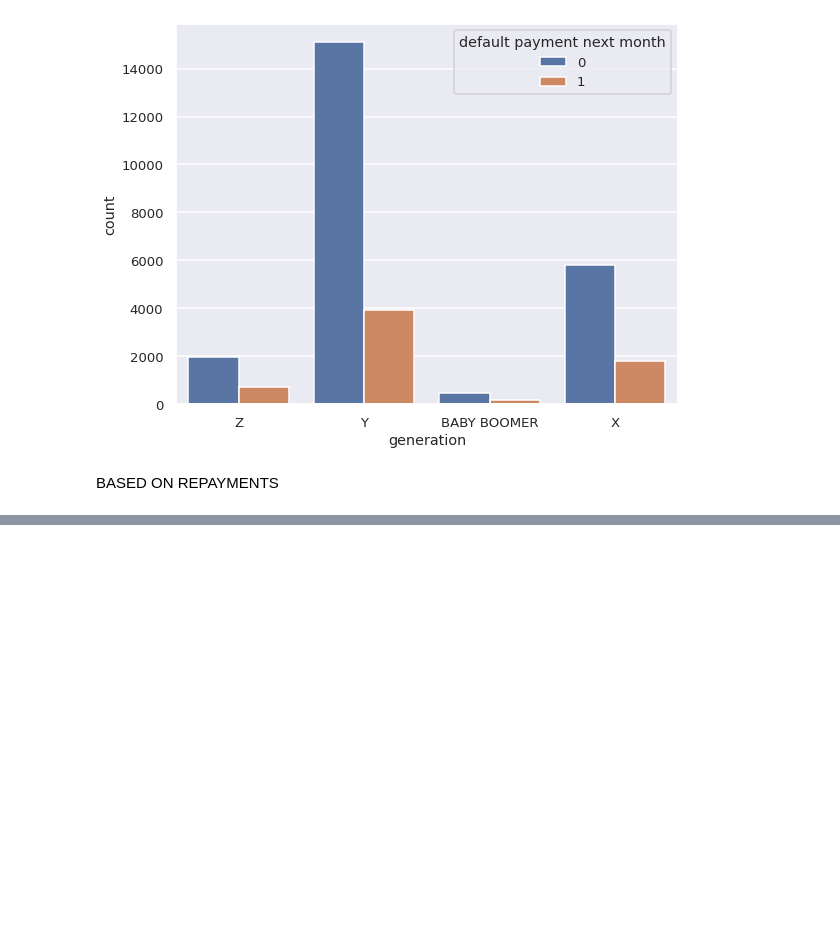
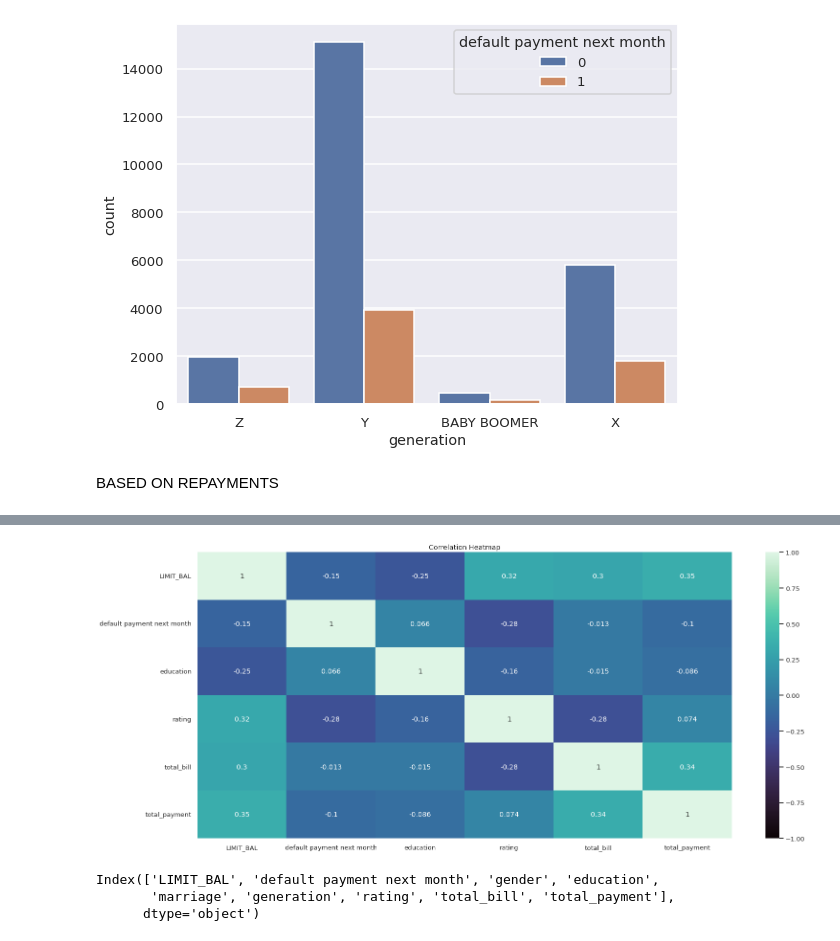
Before and after one commit to ajinkyajumde/CREDIT-CARD, a Jupyter notebook: Copy_of_Credit_Card_Default_Prediction_Capstone_Project.ipynb, the cells around one changed output, grey strips where cells are left out. Cells and saved outputs as stored; diff of their text form; code cells hidden in the pictures; blank space fills up the shorter version.

```diff
--- a/Copy_of_Credit_Card_Default_Prediction_Capstone_Project.ipynb
+++ b/Copy_of_Credit_Card_Default_Prediction_Capstone_Project.ipynb
@@ -307,0 +324,4 @@ Name: score, dtype: int64
+# %%
+df['total_bill']=df['BILL_AMT1']+df['BILL_AMT2']+df['BILL_AMT3']+df['BILL_AMT4']+df['BILL_AMT5']+df['BILL_AMT6']
+# %%
+df=df.drop(columns=['BILL_AMT1','BILL_AMT2','BILL_AMT3','BILL_AMT4','BILL_AMT5','BILL_AMT6'])
@@ -307,0 +337,4 @@ Name: score, dtype: int64
+# %%
+df['total_payment']=df['PAY_AMT1']+df['PAY_AMT2']+df['PAY_AMT3']+df['PAY_AMT4']+df['PAY_AMT5']+df['PAY_AMT6']
+# %%
+df=df.drop(columns=['PAY_AMT1','PAY_AMT2','PAY_AMT3','PAY_AMT4','PAY_AMT5','PAY_AMT6','ID'])
@@ -307,0 +350,14 @@ Name: score, dtype: int64
+# %%
+corr = df.corr()
+plt.figure(figsize=(25, 11))
+sns.heatmap(corr, annot=True, vmin=-1.0, cmap='mako')
+plt.title("Correlation Heatmap")
+plt.show()
+# %% [output]
+[figure, added]
+# %%
+df.columns
+# %% [output]
+Index(['LIMIT_BAL', 'default payment next month', 'gender', 'education',
+       'marriage', 'generation', 'rating', 'total_bill', 'total_payment'],
+      dtype='object')
```
Also changed, not shown: parts of 31 cells of this notebook.
